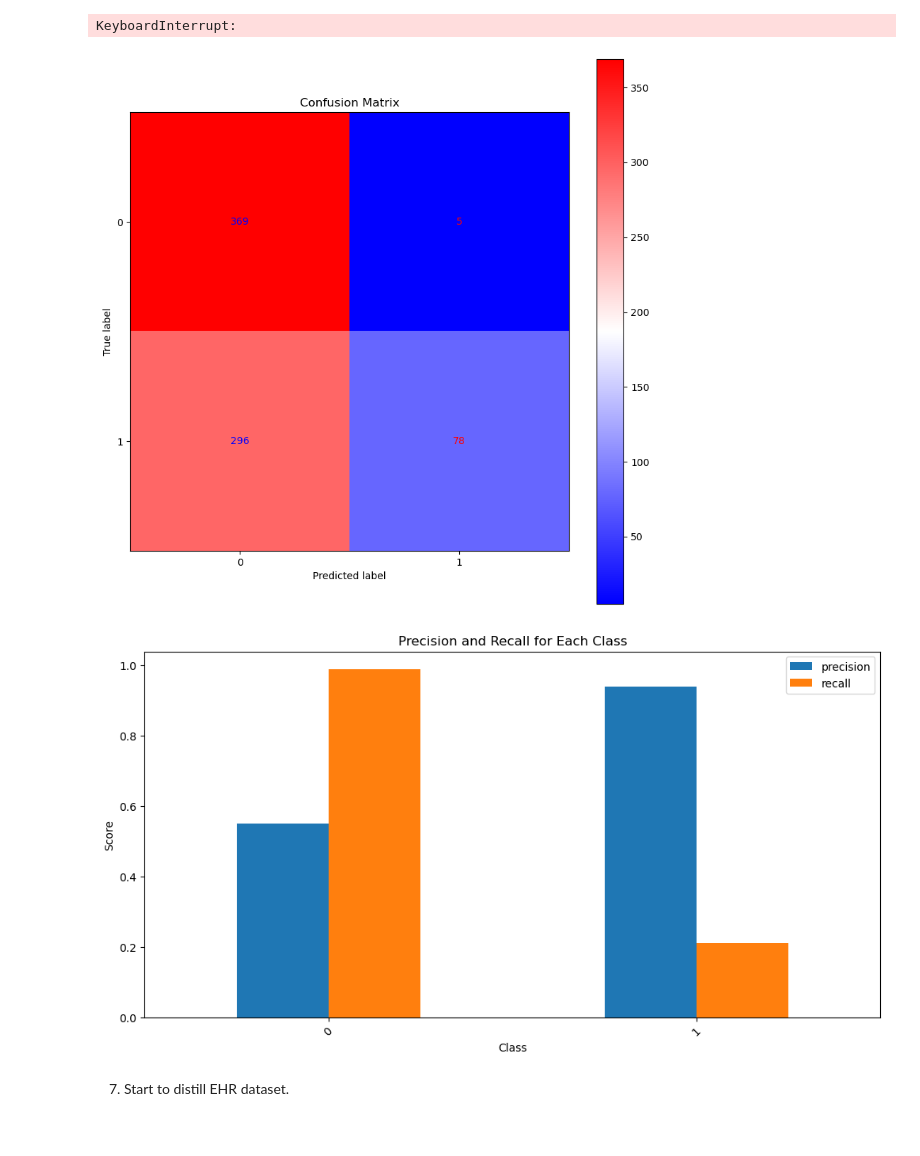
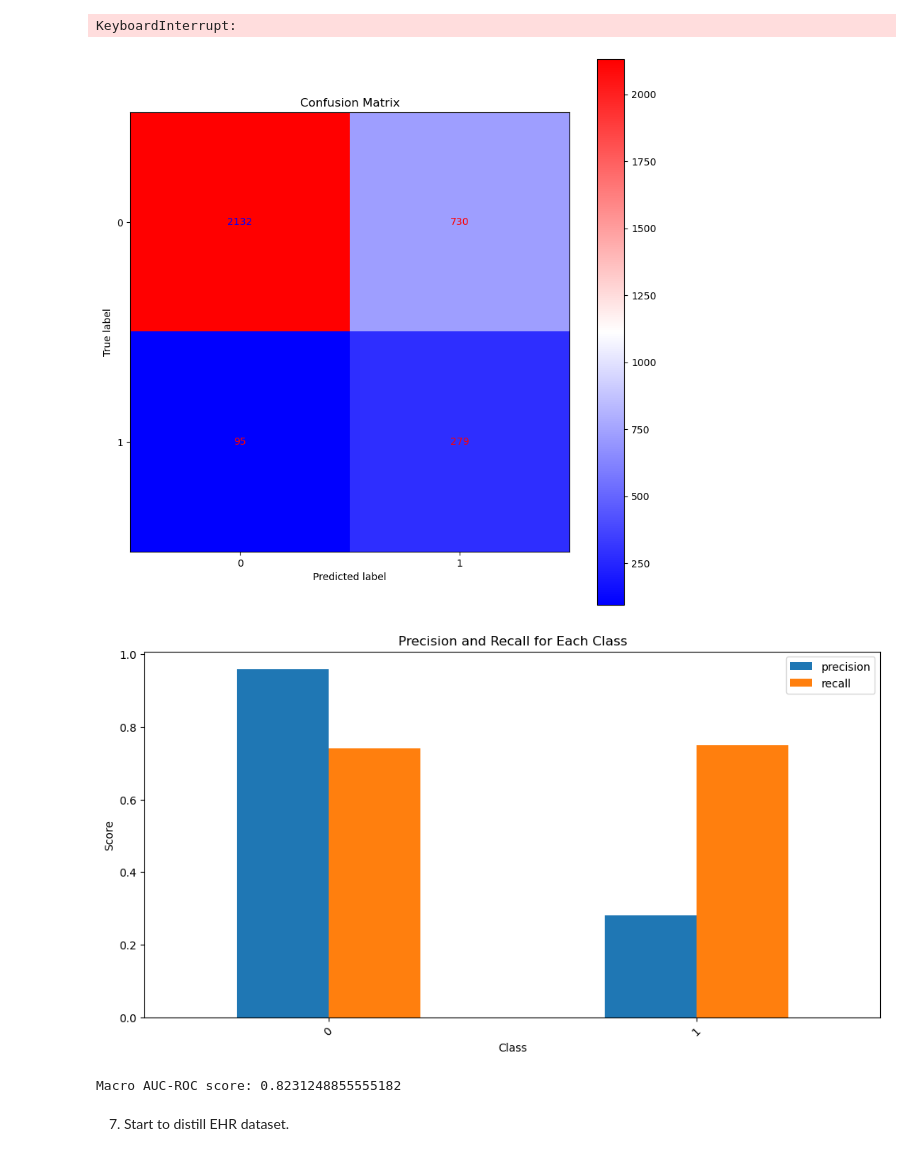
Before and after one commit to Ryan-Bohn/EHR-Distillation, a Jupyter notebook: ihm_preliminary.ipynb, the cells around one changed output. Saved outputs shown, nothing was run; the diff lists cells and outputs as text; code cells hidden in the pictures.

```diff
--- a/ihm_preliminary.ipynb
+++ b/ihm_preliminary.ipynb
@@ -62,13 +70,6 @@ preprocess.preprocess_ihm_timeseries_files(
 # %%
 # Load datasets
 # Pay attention to the balance and mask settings
-categorical_numcls = {  # how many classes are there for categorical classes
-    "capillary_refill_rate": 2,
-    "glascow_coma_scale_eye_opening": 4,
-    "glascow_coma_scale_motor_response": 6,
-    "glascow_coma_scale_total": 13,
-    "glascow_coma_scale_verbal_response": 5,
-}
 
 train_set = dataset.IHMPreliminaryDatasetReal(
     dir="./data/mimic3/ihm_preliminary/train/",
@@ -76,7 +77,7 @@ train_set = dataset.IHMPreliminaryDatasetReal(
     avg_dict=continuous_avgs_train,
     std_dict=continuous_stds_train,
     numcls_dict=categorical_numcls,
-    balance=True,
+    balance=False,
     mask=False,
     )
 print(f"First item in the dataset: \n{train_set[0]}")
@@ -88,7 +89,7 @@ test_set = dataset.IHMPreliminaryDatasetReal(
     avg_dict=continuous_avgs_train,
     std_dict=continuous_stds_train,
     numcls_dict=categorical_numcls,
-    balance=True,
+    balance=False,
     mask=False,
     )
 print(f"First item in the dataset: \n{test_set[0]}")
@@ -221,31 +222,33 @@ for e in pbar:
 # %%
 # Evaluate saved model
 pt_save_dir = "./saved_data/ihm_model/"
-model_name = "ihm_mlp_*.pt"
-eval_model = network.IHMPreliminaryMLP()
+model_name = "ihm_1dcnn_*_balanced.pt"
+eval_model = network.IHMPreliminary1DCNN(input_shape=(48, 42))
 
 model_pt = glob(os.path.join(pt_save_dir, model_name))[0]
 model_data = torch.load(model_pt, map_location=torch.device(device))
 
 eval_model.load_state_dict(model_data["model_state_dict"])
 eval_model.to(device)
 eval_model.eval()
 
 num_workers = 8
 balanced_test_set = dataset.IHMPreliminaryDatasetReal(
     dir="./data/mimic3/ihm_preliminary/test/",
     dstype="test",
     avg_dict=continuous_avgs_train,
     std_dict=continuous_stds_train,
     numcls_dict=categorical_numcls,
-    balance=True
+    balance=True,
+    mask=False,
     )
-test_loader = DataLoader(balanced_test_set, ihm_batch_size, num_workers=num_workers)
+test_loader = DataLoader(test_set, ihm_batch_size, num_workers=num_workers) # pay attention to the test set used here
 
 report.run_classificatoin_report(eval_model, test_loader)
 # %% [output]
-[figure, old version]
+[figure, new version]
-[figure, old version]
+[figure, new version]
+Macro AUC-ROC score: 0.8231248855555182
 # %% [markdown]
 7. Start to distill EHR dataset.
 # %%
```
Also changed, not shown: parts of 3 cells of this notebook, 7 other files.
